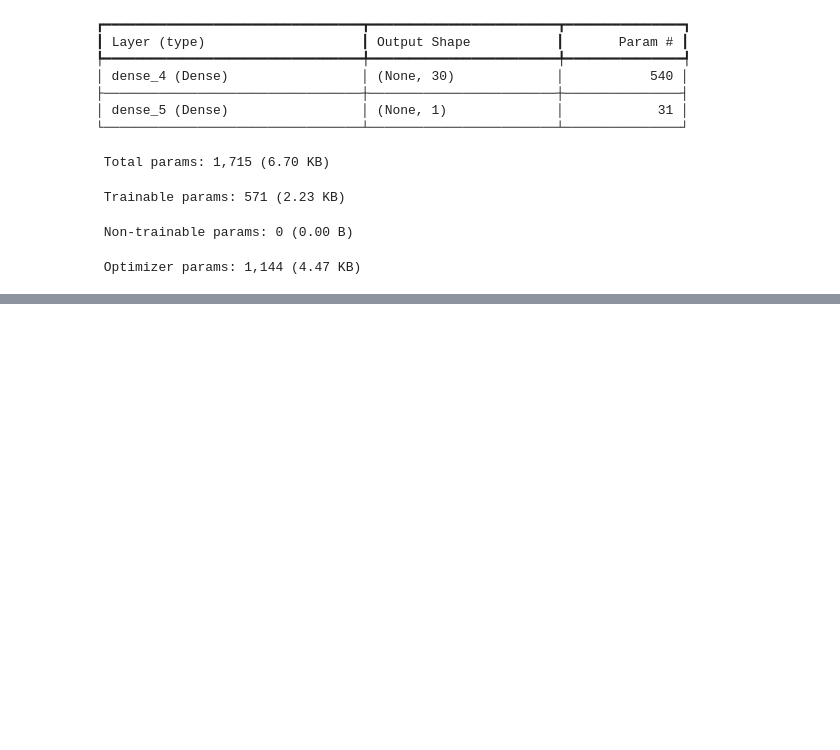
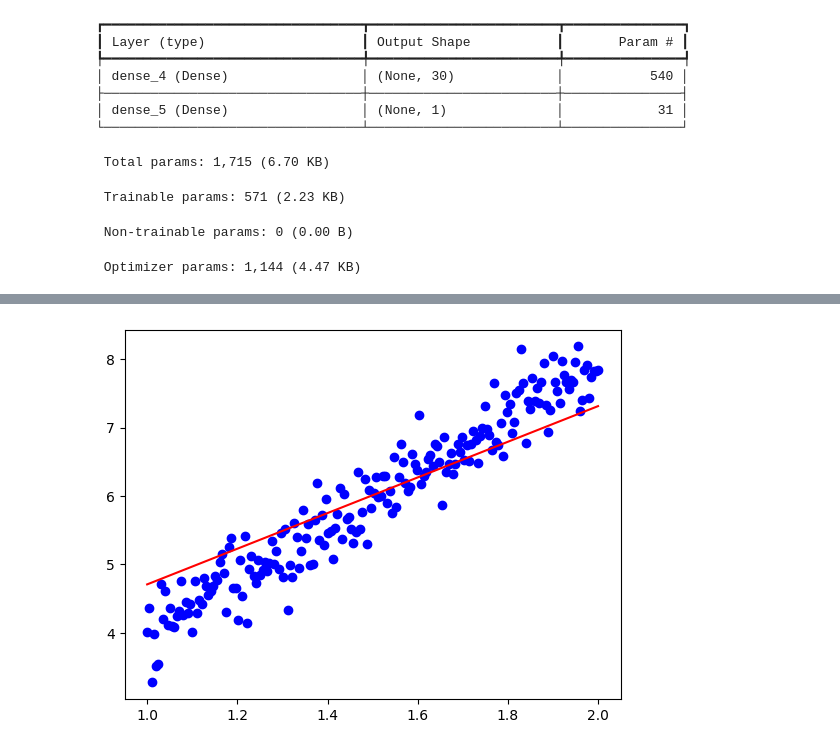
Before and after one commit to maaanzi/ubion, a Jupyter notebook: deepLearning/맛보기.ipynb, the cells around one changed output, grey strips where cells are left out. Saved outputs shown, nothing was run; the diff lists cells and outputs as text; code cells hidden in the pictures; blank space fills up the shorter version.

Commit message:
linear regression 이해

```diff
--- a/deepLearning/맛보기.ipynb
+++ b/deepLearning/맛보기.ipynb
@@ -114,0 +127,11 @@ Model: "sequential_2"
+# %%
+# import numpy as np
+# import tensorflow as tf
+# from tensorflow.keras.models import Sequential
+# from tensorflow.keras.layers import Dense
+
+model = Sequential()
+
+model.add(Dense(1, input_dim = 1, activation='linear')) # linear : y = x
+model.compile(loss='mse', optimizer='adam', metrics=['mse'])
+model.fit(X, y, epochs=30, batch_size=1)
@@ -114,0 +161,2 @@ Model: "sequential_2"
+# %%
+predict = model.predict(X)
@@ -114,0 +165,6 @@ Model: "sequential_2"
+# %%
+plt.scatter(X, y, c='b')
+plt.plot(X, predict, c='r')
+plt.show()
+# %% [output]
+[figure, added]
```
Also changed, not shown: parts of 3 cells of this notebook, 2 other files.
